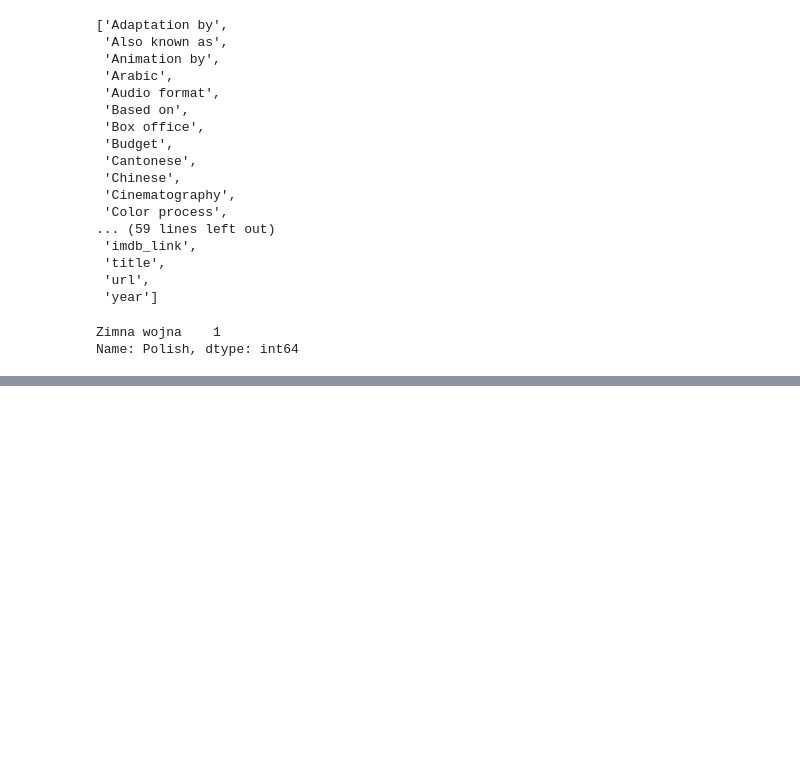
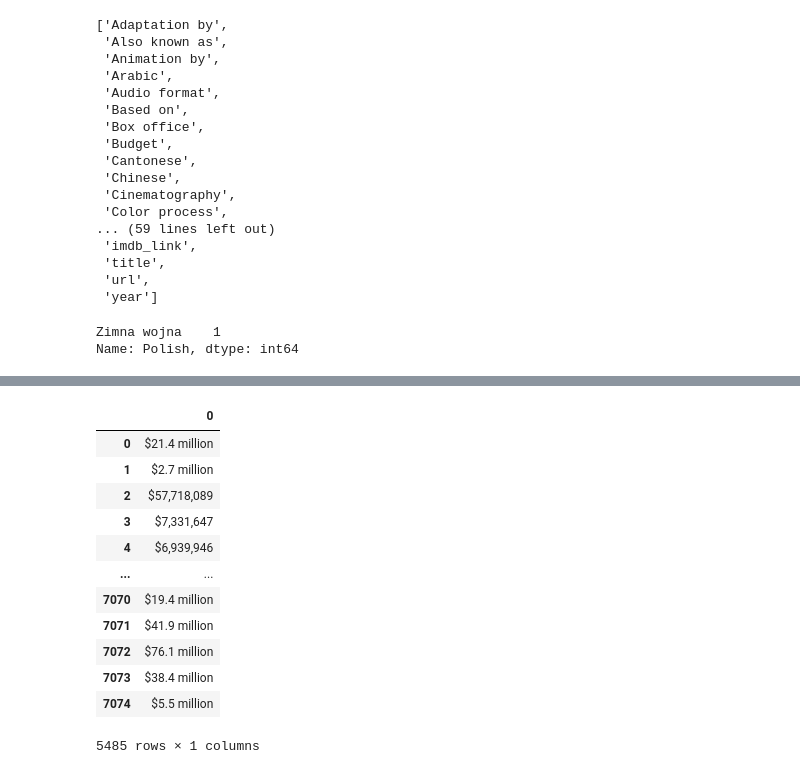
Before and after one commit to abidor13/Movies-ETL, a Jupyter notebook: Movies_Extract.ipynb, the cells around one changed output, grey strips where cells are left out. Cells and saved outputs as stored; diff of their text form; code cells hidden in the pictures; blank space fills up the shorter version.

Commit message:
Upload Movies_Exract ipnyb

```diff
--- a/Movies_Extract.ipynb
+++ b/Movies_Extract.ipynb
@@ -345,0 +457,6 @@ sorted(wiki_movies_df.columns.tolist())
+# %%
+# Create a new DF with only columns we want to keep:
+
+wiki_columns_to_keep = [column for column in wiki_movies_df.columns if wiki_movies_df[column].isnull().sum() < len(wiki_movies_df) * 0.9]
+wiki_movies_df = wiki_movies_df[wiki_columns_to_keep]
+wiki_movies_df.head()
@@ -345,0 +493,6 @@ sorted(wiki_movies_df.columns.tolist())
+# %%
+# We will first work on Box Office column and correct type
+# But first we drop all missing values
+
+box_office = wiki_movies_df['Box office'].dropna()
+box_office
@@ -345,0 +546,5 @@ sorted(wiki_movies_df.columns.tolist())
+# %%
+# There is a join() string method that concatenates list items into one string
+# We need to make a separator string and then call the join() method on it.
+
+box_office = box_office.apply(lambda x: ' '.join(x) if type(x) == list else x)
@@ -345,0 +635,4 @@ sorted(wiki_movies_df.columns.tolist())
+# %%
+# Remove the ranges in some
+
+box_office = box_office.str.replace(r'\$.*[-—–](?![a-z])', '$', regex=True)
@@ -345,0 +643,18 @@ sorted(wiki_movies_df.columns.tolist())
+# %%
+# Extract and Convert the Box Office Values
+
+box_office.str.extract(f'({form_one}|{form_two})')
+# %% [output]
+|  | 0 |
+| 0 | $21.4 million |
+| 1 | $2.7 million |
+| 2 | $57,718,089 |
+| 3 | $7,331,647 |
+| 4 | $6,939,946 |
+| ... | ... |
+| 7070 | $19.4 million |
+| 7071 | $41.9 million |
+| 7072 | $76.1 million |
+| 7073 | $38.4 million |
+| 7074 | $5.5 million |
+5485 rows × 1 columns
```
Also changed, not shown: parts of 35 cells of this notebook.
